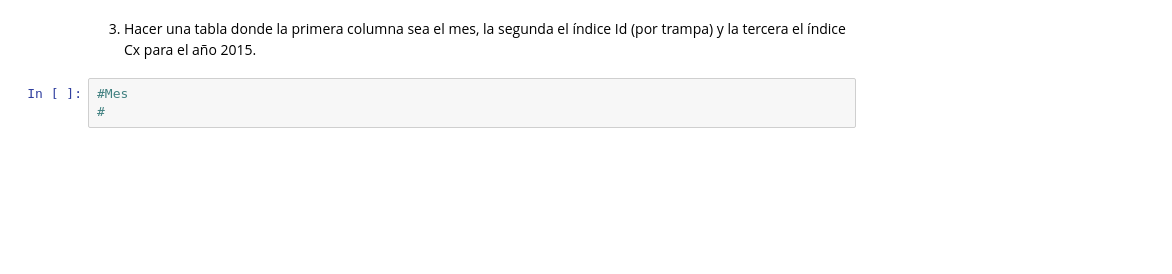
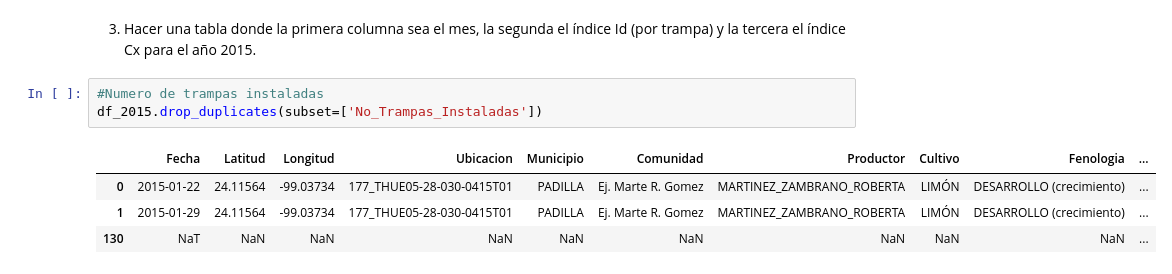
Before and after one commit to KarenLira25/Proyecto1_AnalisisDatos, a Jupyter notebook: Tarea1.ipynb, the cells around one changed output. Saved outputs shown, nothing was run; the diff lists cells and outputs as text; blank space fills up the shorter version.

```diff
--- a/Tarea1.ipynb
+++ b/Tarea1.ipynb
@@ -131,6 +159,11 @@ df_2020 = df.get('2020')
 # %% [markdown]
 3. Hacer una tabla donde la primera columna sea el mes, la segunda el índice
 Id (por trampa) y la tercera el índice Cx para el año 2015.
-# %%
-#Mes
-#
+# %%
+#Numero de trampas instaladas
+df_2015.drop_duplicates(subset=['No_Trampas_Instaladas'])
+# %% [output]
+|  | Fecha | Latitud | Longitud | Ubicacion | Municipio | Comunidad | Productor | Cultivo | Fenologia | ... |
+| 0 | 2015-01-22 | 24.11564 | -99.03734 | 177_THUE05-28-030-0415T01 | PADILLA | Ej. Marte R. Gomez | MARTINEZ_ZAMBRANO_ROBERTA | LIMÓN | DESARROLLO (crecimiento) | ... |
+| 1 | 2015-01-29 | 24.11564 | -99.03734 | 177_THUE05-28-030-0415T01 | PADILLA | Ej. Marte R. Gomez | MARTINEZ_ZAMBRANO_ROBERTA | LIMÓN | DESARROLLO (crecimiento) | ... |
+| 130 | NaT | NaN | NaN | NaN | NaN | NaN | NaN | NaN | NaN | ... |
```
Also changed, not shown: parts of 8 cells of this notebook.
